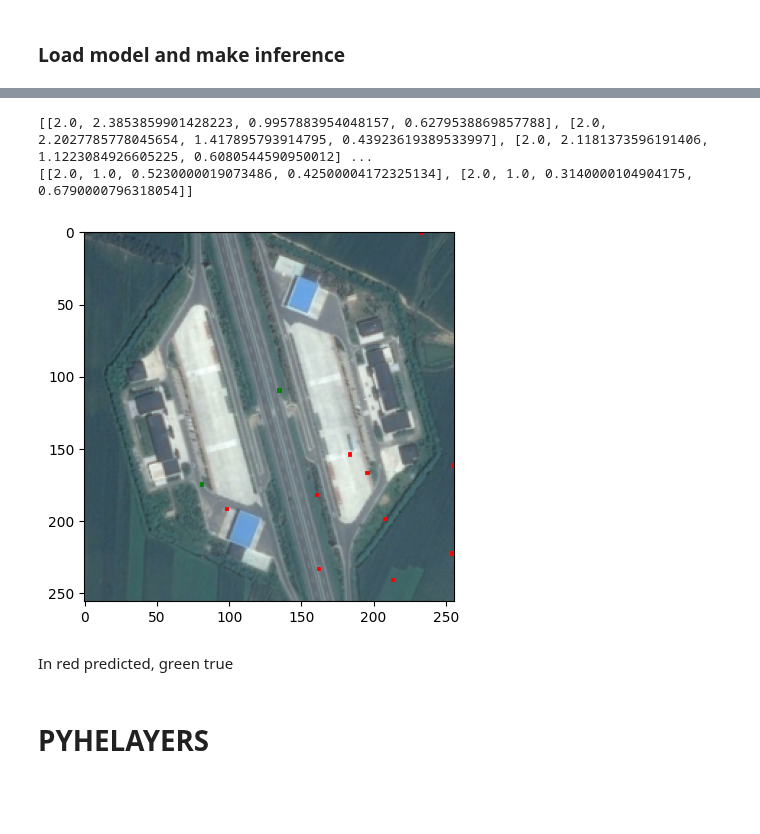
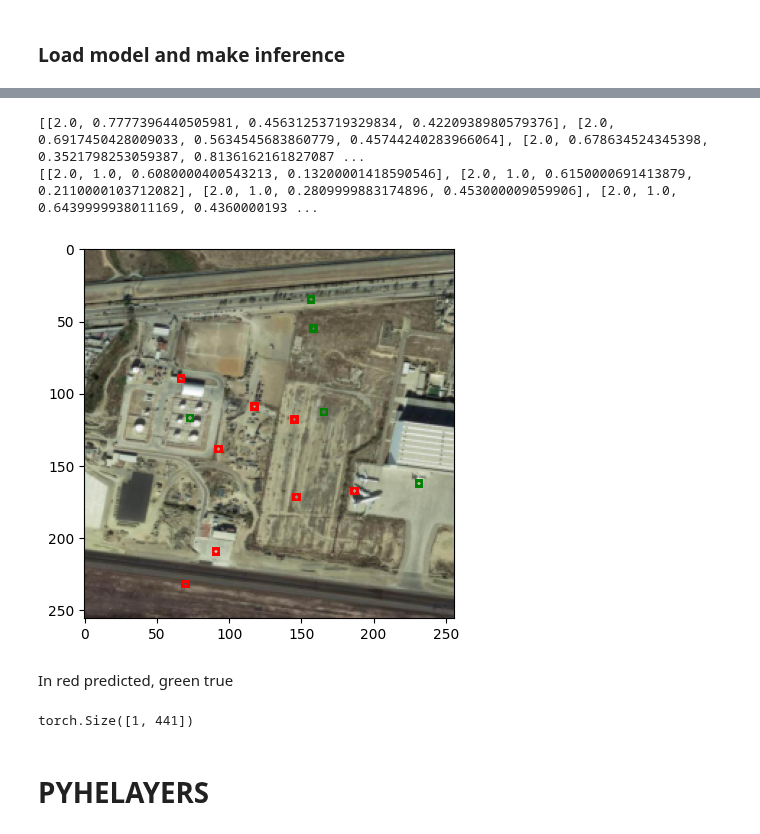
Before and after one commit to salvatorebuono02/ObjDct_Repo, a Jupyter notebook: FOMO.ipynb, the cells around one changed output, grey strips where cells are left out. Cells and saved outputs as stored; diff of their text form; code cells hidden in the pictures; blank space fills up the shorter version.

```diff
--- a/FOMO.ipynb
+++ b/FOMO.ipynb
@@ -542,12 +565,12 @@ train_loader = DataLoader(
     collate_fn=collate_fn,
 )
 # %%
-
 for epoch in range(EPOCHS):
     print(f"Epoch {epoch + 1}/{EPOCHS}")
     train_fn(train_loader, model, optimizer, loss_fn)
     pred_boxes, target_boxes, real_boxes = get_bboxes(
         train_loader, model, threshold=0.5
     )
-    print(f"len pred boxes, target, boxes: {len(pred_boxes)}, {len(target_boxes)}, {len(real_boxes)}")
+    acc, pr = accuracy_precision(pred_boxes, real_boxes)
+    print(f"Training Accuracy: {acc}, Training Precision: {pr}")
 # %% [output]
@@ -614,6 +608,7 @@ test_loader = DataLoader(
     batch_size=BATCH_SIZE,
     shuffle=True,
     drop_last=False,
+    collate_fn=collate_fn,
 )
 # %% [markdown]
 ### Load model and make inference
@@ -643,10 +638,10 @@ TinyYOLOv1(
   (fc2): Linear(in_features=2048, out_features=441, bias=True)
 )
 # %%
-
 with torch.no_grad():
-    pred_boxes, target_boxes = get_bboxes(
+    pred_boxes, target_boxes, real_boxes = get_bboxes(
         test_loader, model, threshold = 0.5
     )
-    print(f"len pred boxes, target boxes: {len(pred_boxes)}, {len(target_boxes)}")
+    acc, pr = accuracy_precision(pred_boxes, real_boxes)
+    print(f"Test Accuracy: {acc}, Test Precision: {pr}")
 # %% [output]
@@ -654,6 +649,7 @@ len pred boxes, target boxes: 2570, 7287
 # %%
 def plot_centers(idx, pred_centers, target_centers):
-    image,_ = test_dataset[idx]
+    values = test_dataset[idx]
+    image = values[0]
     image = image.permute(1, 2, 0).to("cpu")
 
     image = np.array(image)
@@ -679,7 +675,7 @@ def plot_centers(idx, pred_centers, target_centers):
             (center[2] * width , center[3] * height),
             1,
             1,
-            linewidth=2,
+            linewidth=5,
             edgecolor="r",
             facecolor="none",
         )
@@ -690,7 +686,7 @@ def plot_centers(idx, pred_centers, target_centers):
             (center[2] * width, center[3] * height),
             1,
             1,
-            linewidth=2,
+            linewidth=5,
             edgecolor="g",
             facecolor="none",
         )
@@ -719,16 +715,18 @@ pred_boxes
  ...]
 # %%
-plot_centers(16, pred_boxes, target_boxes)
+plot_centers(7, pred_boxes, target_boxes)
 # %% [output]
-[[2.0, 2.3853859901428223, 0.9957883954048157, 0.6279538869857788], [2.0, 2.2027785778045654, 1.417895793914795, 0.43923619389533997], [2.0, 2.1181373596191406, 1.1223084926605225, 0.6080544590950012] ...
-[[2.0, 1.0, 0.5230000019073486, 0.42500004172325134], [2.0, 1.0, 0.3140000104904175, 0.6790000796318054]]
+[[2.0, 0.7777396440505981, 0.45631253719329834, 0.4220938980579376], [2.0, 0.6917450428009033, 0.5634545683860779, 0.45744240283966064], [2.0, 0.678634524345398, 0.3521798253059387, 0.8136162161827087 ...
+[[2.0, 1.0, 0.6080000400543213, 0.13200001418590546], [2.0, 1.0, 0.6150000691413879, 0.2110000103712082], [2.0, 1.0, 0.2809999883174896, 0.453000009059906], [2.0, 1.0, 0.6439999938011169, 0.4360000193 ...
-[figure, old version]
+[figure, new version]
 # %% [markdown]
 In red predicted, green true
 # %%
-# sample = torch.rand(1, 3, 256, 256)
-# model.eval()
-# output = model(sample)
-# print(output.shape)
+sample = torch.rand(1, 3, 256, 256).to(DEVICE)
+model.eval()
+output = model(sample)
+print(output.shape)
+# %% [output]
+torch.Size([1, 441])
 # %%
 
```
Also changed, not shown: parts of 35 cells of this notebook, 1 other file.
